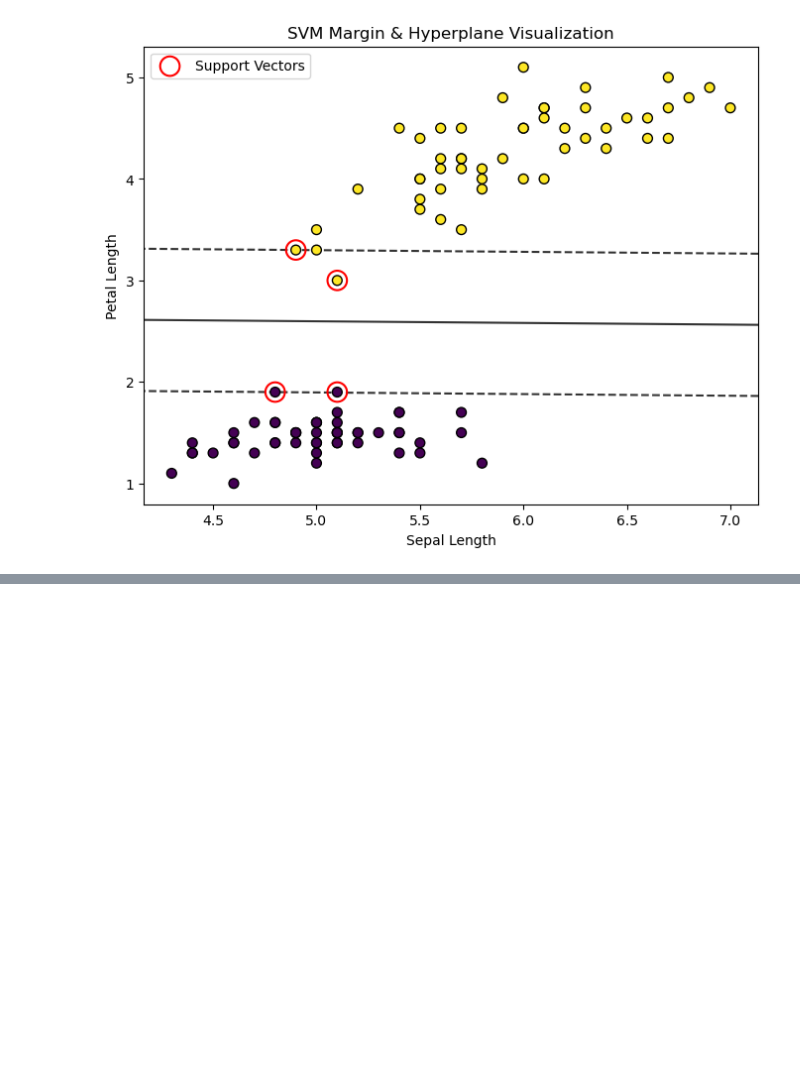
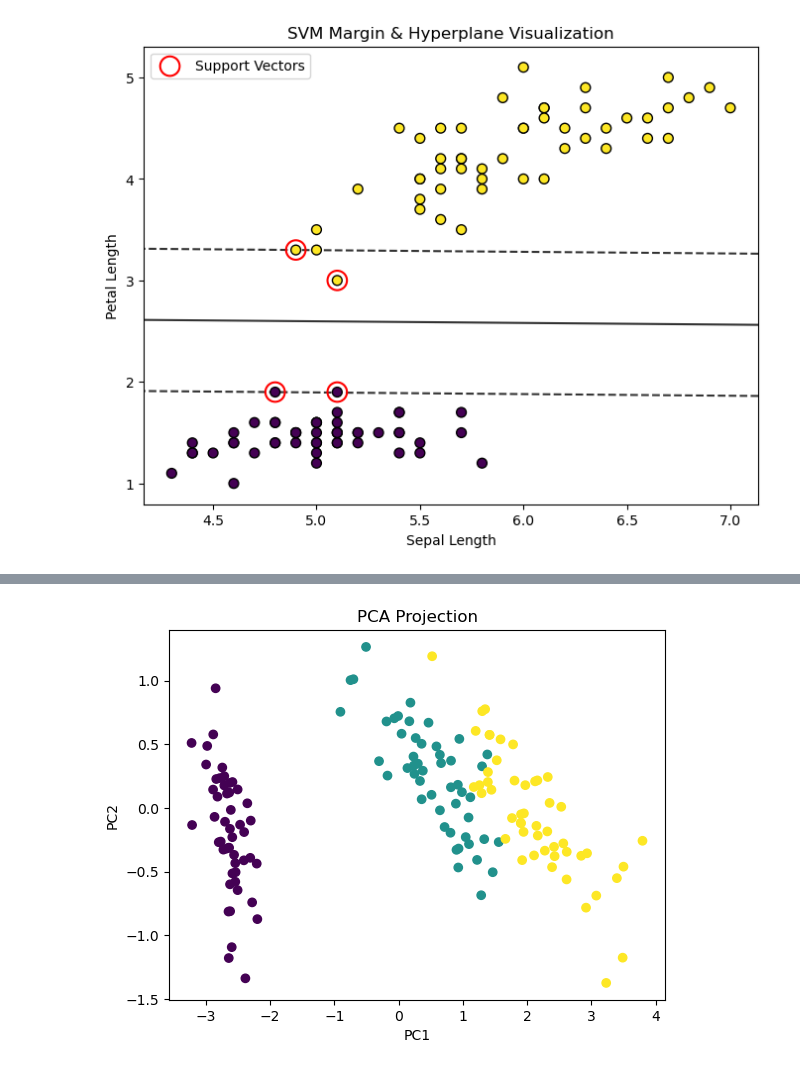
Before and after one commit to MasterGLCC/machine-learning-adam911-uff, a Jupyter notebook: used_car_regr/Untitled.ipynb, the cells around one changed output, grey strips where cells are left out. Drawn from its saved outputs; the diff is of its cells as text; code cells hidden in the pictures; blank space fills up the shorter version.

```diff
--- a/used_car_regr/Untitled.ipynb
+++ b/used_car_regr/Untitled.ipynb
@@ -845,0 +1229,19 @@ plot_svm_visualization(X, y, svm)
+# %%
+import matplotlib.pyplot as plt
+from sklearn.datasets import load_iris
+
+data = load_iris()
+X = data.data
+y = data.target
+
+pca = PCA(n_components=2)
+pca.fit(X)
+X_pca = pca.transform(X)
+
+plt.scatter(X_pca[:,0], X_pca[:,1], c=y)
+plt.xlabel("PC1")
+plt.ylabel("PC2")
+plt.title("PCA Projection")
+plt.show()
+# %% [output]
+[figure, added]
```
Also changed, not shown: parts of 9 cells of this notebook.
